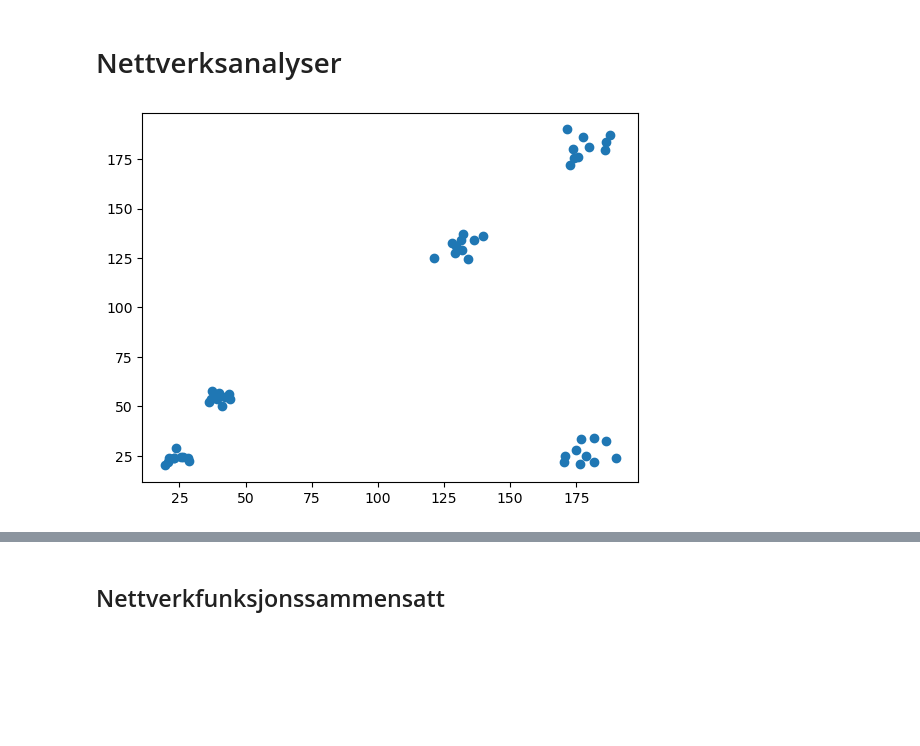
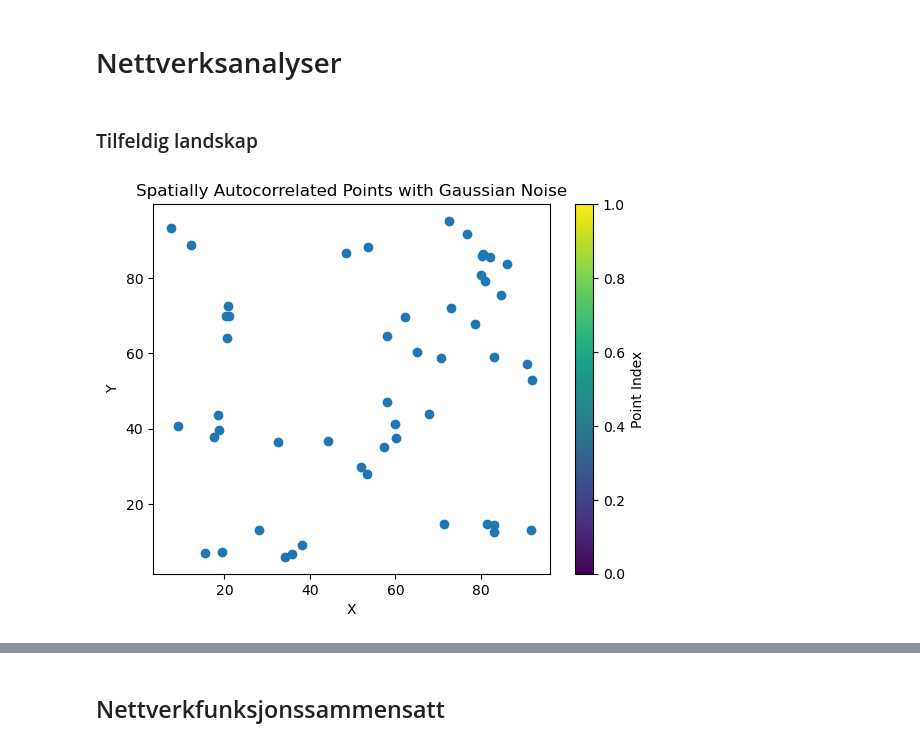
Before and after one commit to egowork/gis_tools, a Jupyter notebook: GIS_funksjoner.ipynb, the cells around one changed output, grey strips where cells are left out. Drawn from its saved outputs; the diff is of its cells as text; code cells hidden in the pictures; blank space fills up the shorter version.

```diff
--- a/GIS_funksjoner.ipynb
+++ b/GIS_funksjoner.ipynb
@@ -411,27 +621,58 @@ def communities(landscape_matrix):
         t += 1
 
     return w_frame[:, :-1]
+# %% [markdown]
+### Tilfeldig landskap
+# %%
+import numpy as np
+import matplotlib.pyplot as plt
+from scipy.spatial import distance_matrix
+
+# Function to generate spatially autocorrelated points
+def generate_spatially_autocorrelated_points(n_points, autocorrelation_func, size=(100, 100)):
+    # Generate initial random points
+    points = np.random.rand(n_points, 2) * size
+
+    # Calculate distance matrix
+    dist_matrix = distance_matrix(points, points)
+
+    # Apply autocorrelation function to the distance matrix to get weights
+    weights = autocorrelation_func(dist_matrix)
+
+    # Adjust points based on weights to introduce spatial autocorrelation
+    for i in range(n_points):
+        points[i] = np.average(points, axis=0, weights=weights[i])
+
+    return points
+
+# Define Gaussian autocorrelation function
+def gaussian_autocorrelation(dist_matrix, sigma=10):
+    return np.exp(-dist_matrix**2 / (2 * sigma**2))
+
+# Generate points with Gaussian spatial autocorrelation
+n_points = 50
+pos = generate_spatially_autocorrelated_points(n_points, gaussian_autocorrelation)
+
+# Plot the points
+plt.scatter(pos[:, 0], pos[:, 1], cmap='viridis')
+plt.colorbar(label='Point Index')
+plt.xlabel('X')
+plt.ylabel('Y')
+plt.title('Spatially Autocorrelated Points with Gaussian Noise')
+plt.show()
+# %% [output]
+[figure, added]
 # %%
+# If a simple function is wanted
 # Generate random positions
-pos = np.vstack([
-    np.column_stack((np.random.uniform(18, 30, 10), np.random.uniform(20, 30, 10))),
-    np.column_stack((np.random.uniform(35, 45, 10), np.random.uniform(50, 60, 10))),
-    np.column_stack((np.random.uniform(170, 190, 10), np.random.uniform(170, 190, 10))),
-    np.column_stack((np.random.uniform(170, 190, 10), np.random.uniform(20, 40, 10))),
-    np.column_stack((np.random.uniform(120, 140, 10), np.random.uniform(120, 140, 10)))
-])
+#pos = np.vstack([
+    #np.column_stack((np.random.uniform(18, 30, 10), np.random.uniform(20, 30, 10))),
+    #np.column_stack((np.random.uniform(35, 45, 10), np.random.uniform(50, 60, 10))),
+    #np.column_stack((np.random.uniform(170, 190, 10), np.random.uniform(170, 190, 10))),
+    #np.column_stack((np.random.uniform(170, 190, 10), np.random.uniform(20, 40, 10))),
+    #np.column_stack((np.random.uniform(120, 140, 10), np.random.uniform(120, 140, 10)))
+#])
 
 # Plot the positions
-plt.scatter(pos[:, 0], pos[:, 1])
-plt.show()
-
-# Calculate the distance matrix
-M = squareform(pdist(pos))
-
-# Apply the exponential transformation
-M0 = np.exp(-M * (1/30))
-
-# Set the diagonal to zero
-np.fill_diagonal(M0, 0)
+#plt.scatter(pos[:, 0], pos[:, 1])
+#plt.show()
-# %% [output]
-[figure, removed]
```
Also changed, not shown: parts of 44 cells of this notebook.
